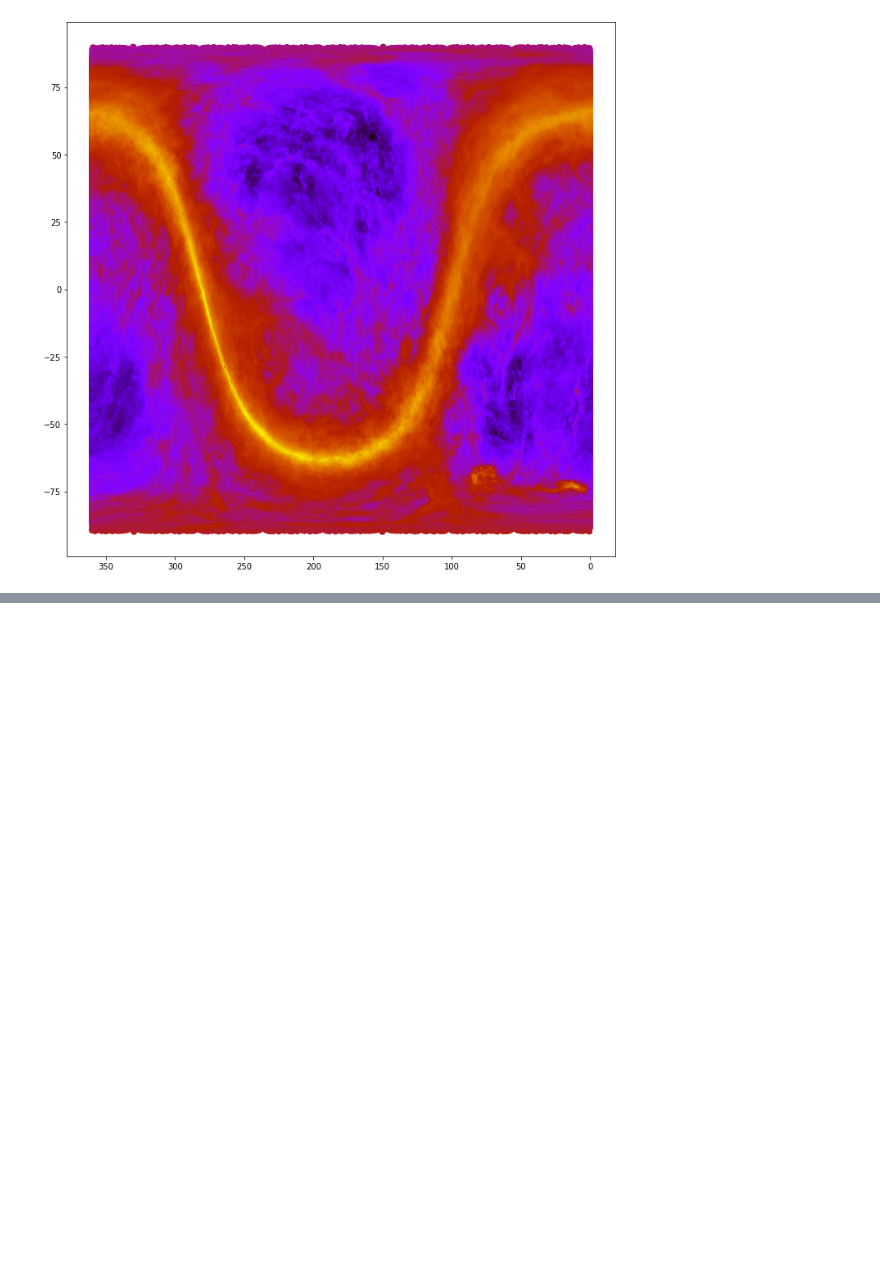
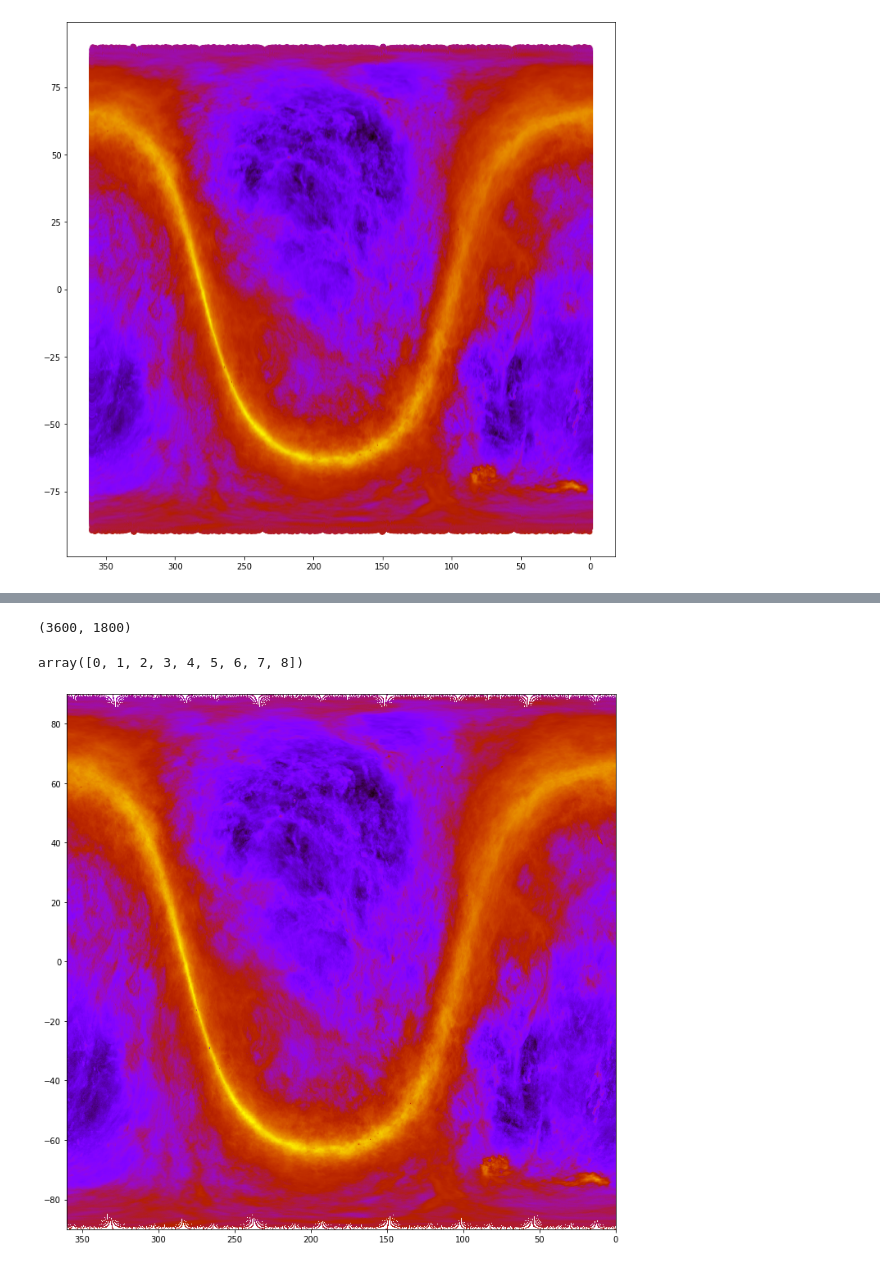
Before and after one commit to Dishwasha/cas-tau, a Jupyter notebook: AstropyTutorial.ipynb, the cells around one changed output, grey strips where cells are left out. Cells and saved outputs as stored; diff of their text form; code cells hidden in the pictures; blank space fills up the shorter version.

```diff
--- a/AstropyTutorial.ipynb
+++ b/AstropyTutorial.ipynb
@@ -94,0 +77,7 @@ np.linspace(0,10,num=10, retstep=True, endpoint=False)
+# %%
+# reduce resolution to 3600 x 1800
+rastep = 0.1 # tenth degree steps
+decstep = 0.1 # tenth degree steps
+# %%
+hi4pi['RAint'] = (hi4pi.RAdeg//rastep).astype(int)
+hi4pi['DEint'] = ((90+hi4pi.DEdeg)//decstep).astype(int)
@@ -94,0 +93,6 @@ np.linspace(0,10,num=10, retstep=True, endpoint=False)
+# %%
+hi4pi_01 = hi4pi[['RAint','DEint','NHI']].groupby(['DEint','RAint']).mean().reset_index()
+hi4pi_image = pd.pivot_table(hi4pi_01,index='DEint',columns='RAint', values='NHI',aggfunc=np.mean).to_numpy( copy=True)
+# %%
+ra_vec = np.linspace(0,360, 3600,  endpoint=False)
+dec_vec= np.linspace(-90,90,1800, endpoint=False)
@@ -94,0 +101,4 @@ np.linspace(0,10,num=10, retstep=True, endpoint=False)
+# %%
+decdec.shape
+# %% [output]
+(3600, 1800)
@@ -94,0 +107,12 @@ np.linspace(0,10,num=10, retstep=True, endpoint=False)
+# %%
+xx[:len(xx)-1]
+# %% [output]
+array([0, 1, 2, 3, 4, 5, 6, 7, 8])
+# %%
+
+fig = plt.figure(figsize=(12,12))
+ax = fig.add_subplot(111)
+ax.pcolormesh(ra_vec,dec_vec, hi4pi_image, cmap='gnuplot', norm=colors.LogNorm())
+ax.invert_xaxis()
+# %% [output]
+[figure, added]
```
Also changed, not shown: parts of 15 cells of this notebook.
